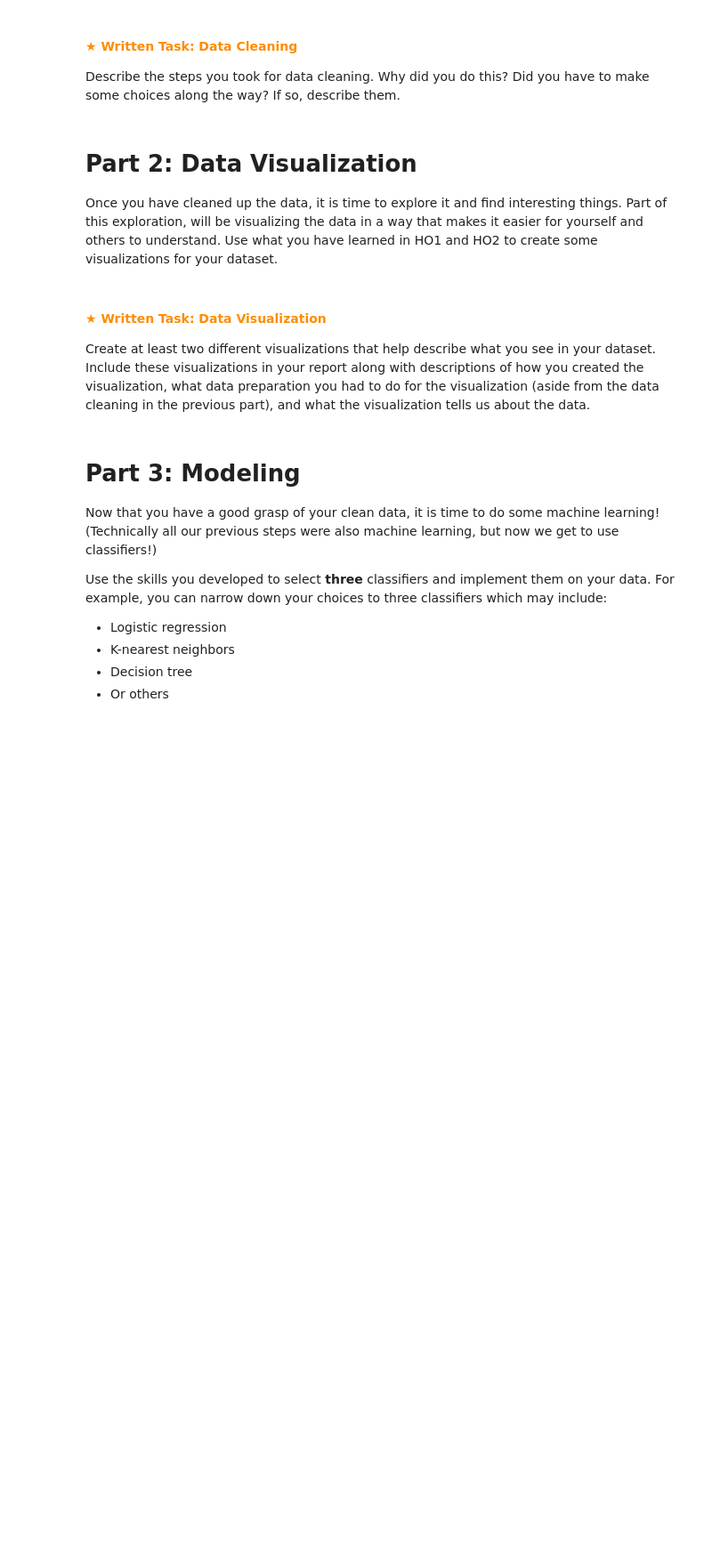
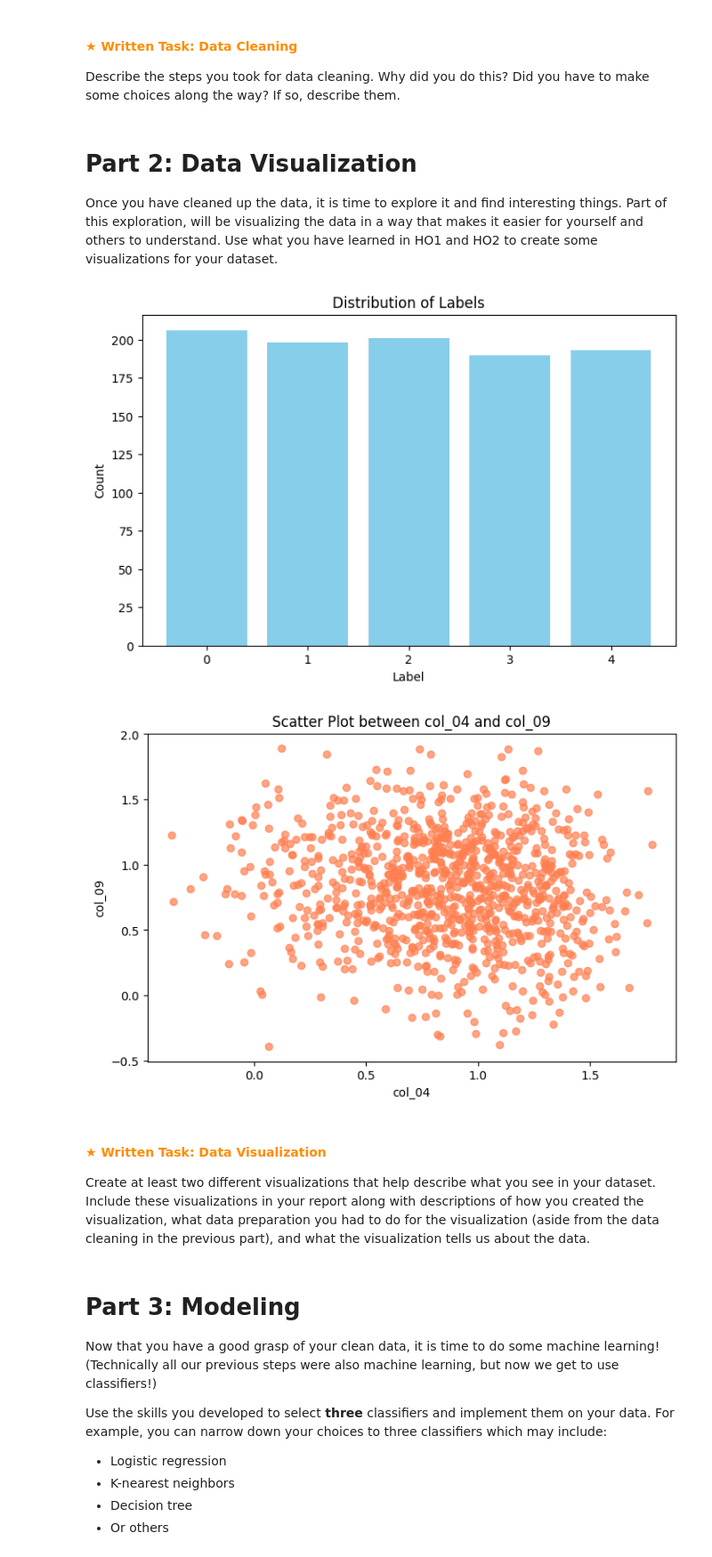
Before and after one commit to Kevinmunoz1/H05, a Jupyter notebook: assignment.ipynb, the cells around one changed output. Shown at 89% size. Cells and saved outputs as stored; diff of their text form; code cells hidden in the pictures; blank space fills up the shorter version.

```diff
--- a/assignment.ipynb
+++ b/assignment.ipynb
@@ -148,6 +164,25 @@ Did you have to make some choices along the way? If so, describe them.
 Once you have cleaned up the data, it is time to explore it and find interesting things.
 Part of this exploration, will be visualizing the data in a way that makes it easier for yourself and others to understand.
 Use what you have learned in HO1 and HO2 to create some visualizations for your dataset.
+# %%
+label_counts = unique_data['label'].value_counts()
+plt.figure(figsize=(8, 5))
+plt.bar(label_counts.index, label_counts.values, color='skyblue')
+plt.xlabel('Label')
+plt.ylabel('Count')
+plt.title('Distribution of Labels')
+plt.show()
+
+# Visualization 2: Scatter plot between col_04 and col_09
+plt.figure(figsize=(8, 5))
+plt.scatter(unique_data['col_04'], unique_data['col_09'], color='coral', alpha=0.7)
+plt.xlabel('col_04')
+plt.ylabel('col_09')
+plt.title('Scatter Plot between col_04 and col_09')
+plt.show()
+# %% [output]
+[figure, added]
+[figure, added]
 # %% [markdown]
 <h4 style="color: darkorange";>★ Written Task: Data Visualization</h4>
 
```
Also changed, not shown: parts of 4 cells of this notebook, 2 other files.
